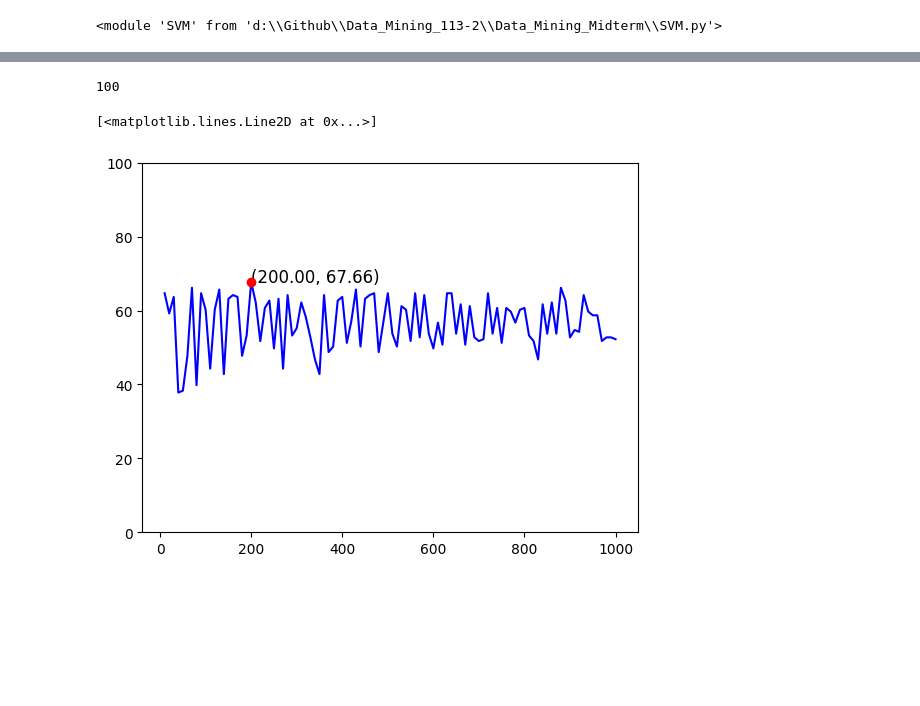
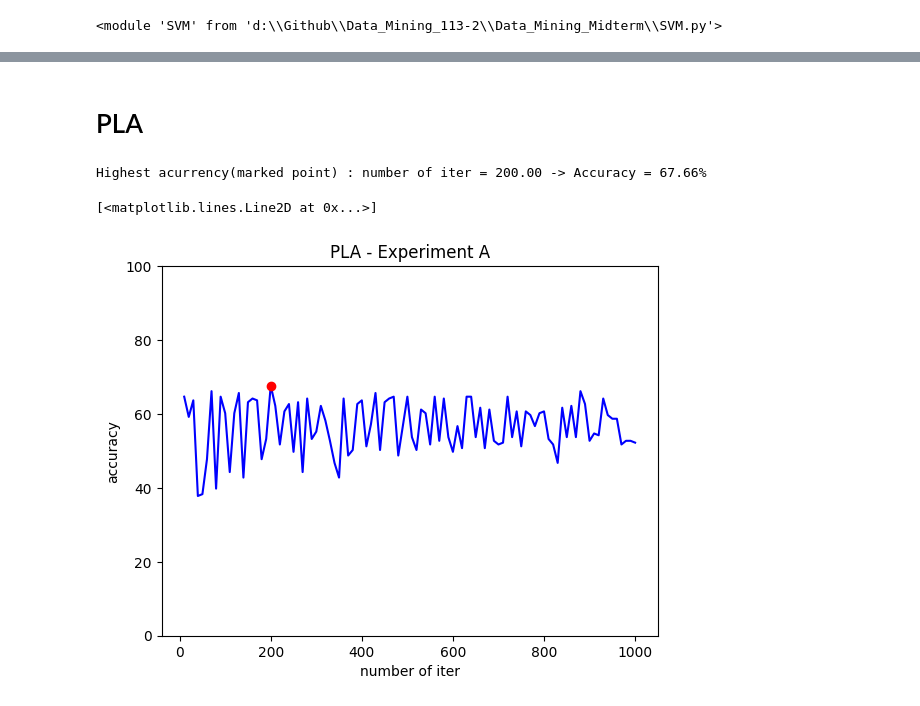
Before and after one commit to Benny0w0Liu/Data_Mining_113-2, a Jupyter notebook: Data_Mining_Midterm/experiment.ipynb, the cells around one changed output, grey strips where cells are left out. Cells and saved outputs as stored; diff of their text form; code cells hidden in the pictures; blank space fills up the shorter version.

```diff
--- a/Data_Mining_Midterm/experiment.ipynb
+++ b/Data_Mining_Midterm/experiment.ipynb
@@ -36,17 +57,21 @@ plt.plot(x, y, 'b-')
+# %% [markdown]
+# PLA
 # %%
-# PLA
+# Experiment A
 ax = plt.gca()
 ax.set_ylim([0, 100])
 x = np.array(list(range(10,1010,10)))
-print(len(x))
 y=[]
 for num in x:
     y.append(PLA.experiment("A",num))
 
+print(f'Highest accuracy(marked point) : number of iter = {x[np.argmax(y)]:.2f} -> Accuracy = {y[np.argmax(y)]:.2f}%')
 plt.scatter(x[np.argmax(y)], y[np.argmax(y)], color='red', zorder=5)
-plt.text(x[np.argmax(y)], y[np.argmax(y)], f'({x[np.argmax(y)]:.2f}, {y[np.argmax(y)]:.2f})', fontsize=12)
+plt.xlabel('number of iter')
+plt.ylabel('accuracy')
+plt.title(f'PLA - Experiment A', fontsize=12)
 plt.plot(x, y, 'b-')
 # %% [output]
-100
+Highest acurrency(marked point) : number of iter = 200.00 -> Accuracy = 67.66%
 [<matplotlib.lines.Line2D at 0x...>]
-[figure, old version]
+[figure, new version]
```
Also changed, not shown: parts of 11 cells of this notebook, 2 other files.
